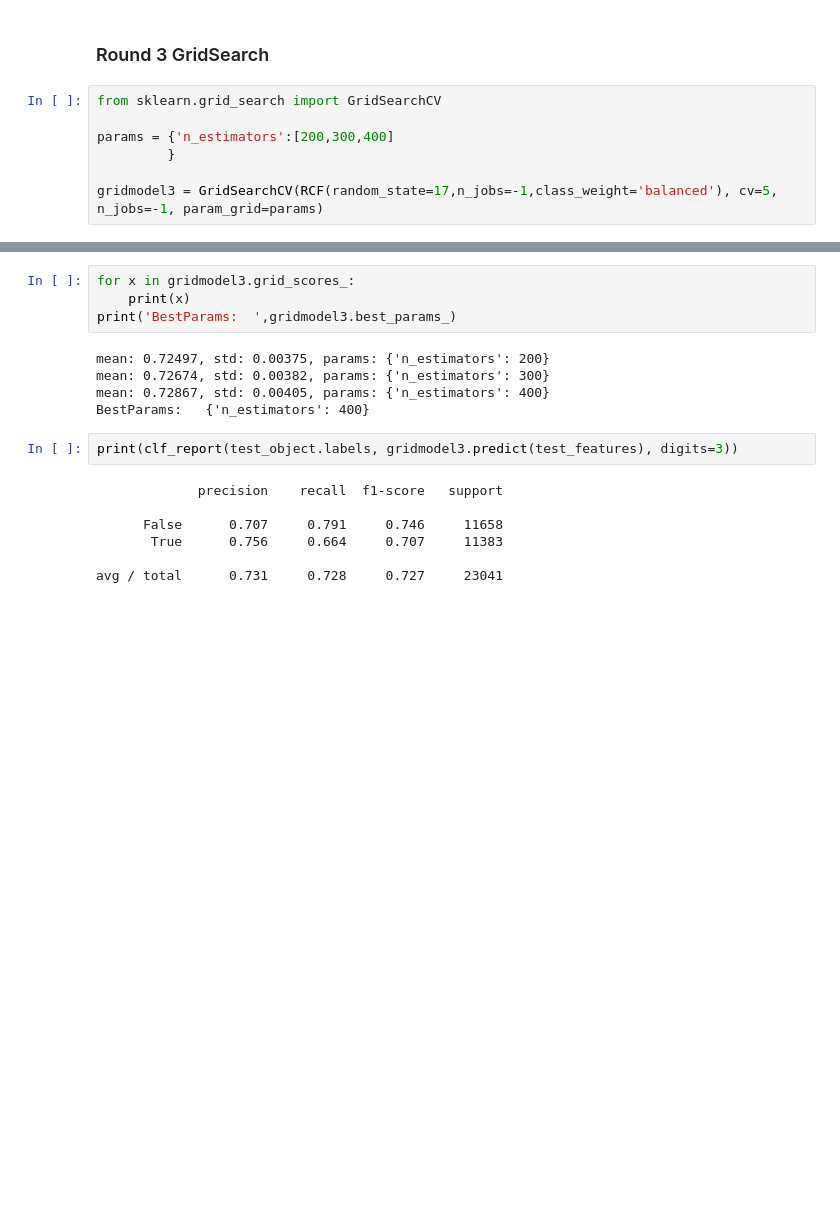
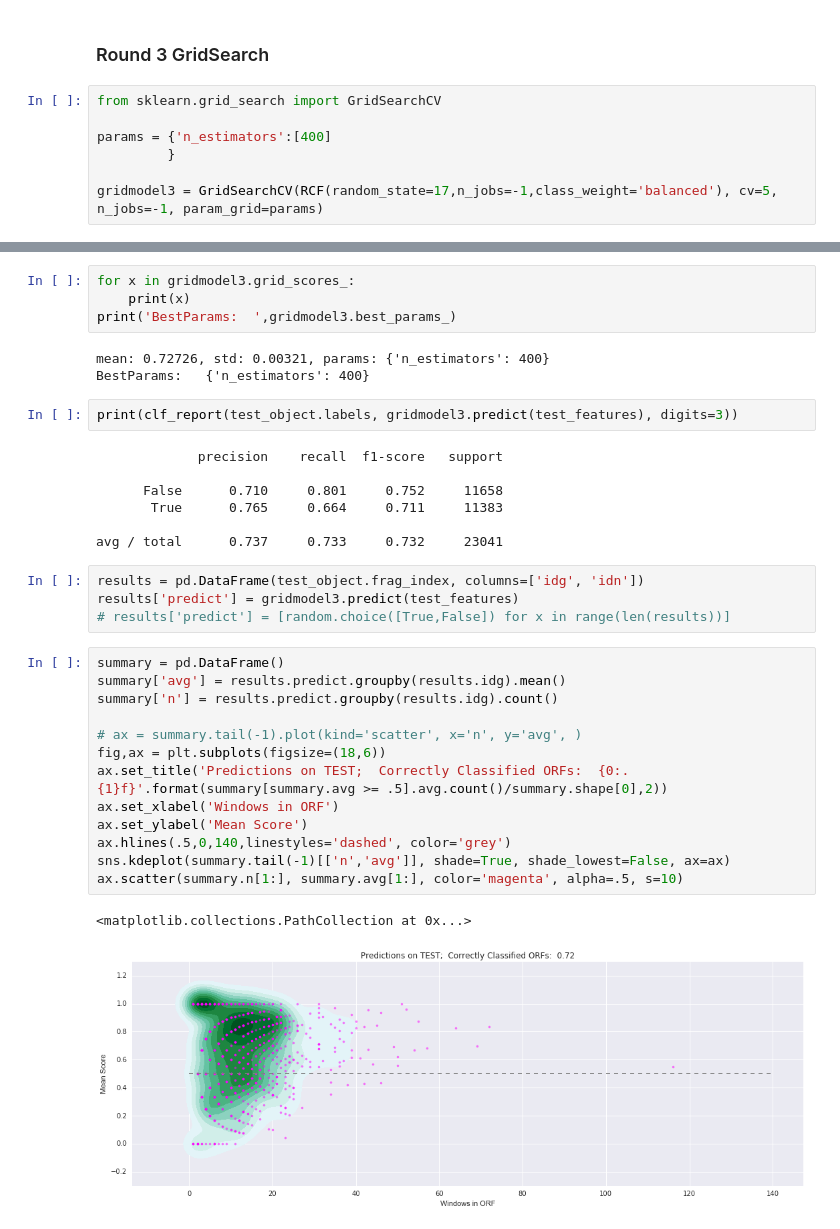
Before and after one commit to EndyLab/ShadowProteome, a Jupyter notebook: src/FeatureEngineering_v01.ipynb, the cells around one changed output, grey strips where cells are left out. Drawn from its saved outputs; the diff is of its cells as text; blank space fills up the shorter version.

```diff
--- a/src/FeatureEngineering_v01.ipynb
+++ b/src/FeatureEngineering_v01.ipynb
@@ -209,7 +210,7 @@ avg / total      0.720     0.717     0.715     23041
 # %%
 from sklearn.grid_search import GridSearchCV
 
-params = {'n_estimators':[200,300,400]
+params = {'n_estimators':[400]
          }
 
 gridmodel3 = GridSearchCV(RCF(random_state=17,n_jobs=-1,class_weight='balanced'), cv=5, n_jobs=-1, param_grid=params)
@@ -230,16 +231,34 @@ for x in gridmodel3.grid_scores_:
     print(x)
 print('BestParams:  ',gridmodel3.best_params_)
 # %% [output]
-mean: 0.72497, std: 0.00375, params: {'n_estimators': 200}
-mean: 0.72674, std: 0.00382, params: {'n_estimators': 300}
-mean: 0.72867, std: 0.00405, params: {'n_estimators': 400}
+mean: 0.72726, std: 0.00321, params: {'n_estimators': 400}
 BestParams:   {'n_estimators': 400}
 # %%
 print(clf_report(test_object.labels, gridmodel3.predict(test_features), digits=3))
 # %% [output]
              precision    recall  f1-score   support
 
-      False      0.707     0.791     0.746     11658
-       True      0.756     0.664     0.707     11383
+      False      0.710     0.801     0.752     11658
+       True      0.765     0.664     0.711     11383
 
-avg / total      0.731     0.728     0.727     23041
+avg / total      0.737     0.733     0.732     23041
+# %%
+results = pd.DataFrame(test_object.frag_index, columns=['idg', 'idn'])
+results['predict'] = gridmodel3.predict(test_features)
+# results['predict'] = [random.choice([True,False]) for x in range(len(results))]
+# %%
+summary = pd.DataFrame()
+summary['avg'] = results.predict.groupby(results.idg).mean()
+summary['n'] = results.predict.groupby(results.idg).count()
+
+# ax = summary.tail(-1).plot(kind='scatter', x='n', y='avg', )
+fig,ax = plt.subplots(figsize=(18,6))
+ax.set_title('Predictions on TEST;  Correctly Classified ORFs:  {0:.{1}f}'.format(summary[summary.avg >= .5].avg.count()/summary.shape[0],2))
+ax.set_xlabel('Windows in ORF')
+ax.set_ylabel('Mean Score')
+ax.hlines(.5,0,140,linestyles='dashed', color='grey')
+sns.kdeplot(summary.tail(-1)[['n','avg']], shade=True, shade_lowest=False, ax=ax)
+ax.scatter(summary.n[1:], summary.avg[1:], color='magenta', alpha=.5, s=10)
+# %% [output]
+<matplotlib.collections.PathCollection at 0x...>
+[figure, added]
```
Also changed, not shown: parts of 2 cells of this notebook, 1 other file.
